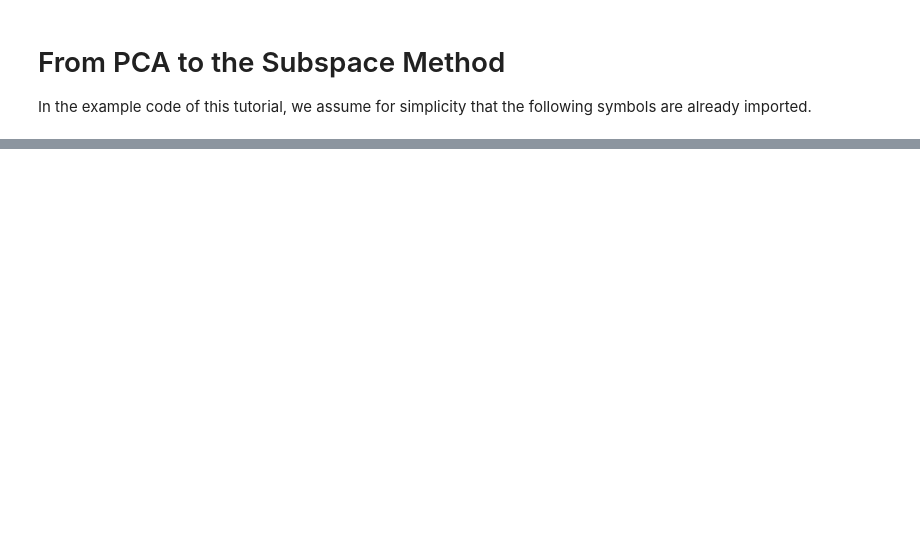
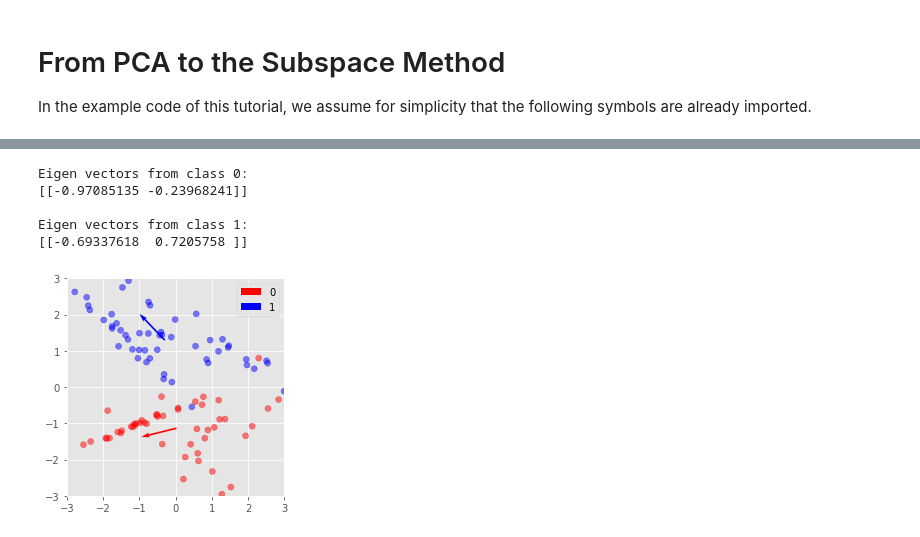
Before and after one commit to AtomScott/PySubspace, a Jupyter notebook: notebooks/From PCA to the Subspace Method.ipynb, the cells around one changed output, grey strips where cells are left out. Saved outputs shown, nothing was run; the diff lists cells and outputs as text; code cells hidden in the pictures; blank space fills up the shorter version.

```diff
--- a/notebooks/From PCA to the Subspace Method.ipynb
+++ b/notebooks/From PCA to the Subspace Method.ipynb
@@ -68,18 +52,0 @@ plt.show()
-# %%
-from sklearn.discriminant_analysis import LinearDiscriminantAnalysis as LDA
-
-def format_input(X, y):
-    X = [X[np.where(y==t)] for t in np.unique(y)]
-    return X, np.unique(y)
-
-smc = SubspaceMethod(n_subdims=1, faster_mode=True)
-lda = LDA()
-
-lda_x = lda.fit_transform(X,y)
-lda_x = np.append(lda_x, lda_x, axis=1)
-# Fit the data
-smc.fit(*format_input(lda_x, y))
-# Predict the classes
-y_pred = smc.predict(lda_x)
-# Caluclate the accuracy
-smc.score(lda_x, y)
@@ -87,0 +61,39 @@ smc.score(lda_x, y)
+# %%
+def pca(X, n_components):
+    """
+    Tip from https://stackoverflow.com/a/45435548
+
+    np.eigh guarantees you that the eigenvalues are sorted and
+    uses a faster algorithm that takes advantage of the fact
+    that the matrix is symmetric.
+    If you know that your matrix is symmetric, use this function.
+    """
+
+    eig_vals, eig_vecs = np.linalg.eigh(X.T@X)
+    return eig_vals[::-1][:n_components], eig_vecs[::-1][:n_components]
+
+dct = {}
+for c in range(2):
+    Xc = X[np.where(y==c)]
+    _, eig_vecs = pca(Xc, 1)
+
+    # Store subspaces to use later for classification
+    dct[c] = eig_vecs
+
+    print(f'Eigen vectors from class {c:.0f}:\n{eig_vecs}\n')
+    plt.quiver(*Xc.mean(axis=0), eig_vecs[0][0],eig_vecs[0][1], label=c,
+               color=cm_bright(c), scale=1, angles='xy', scale_units='xy')
+
+plt.scatter(*X.T, c=y, cmap=cm_bright, alpha=0.5)
+plt.xlim(-3,3)
+plt.ylim(-3,3)
+plt.axes().set_aspect('equal')
+plt.legend()
+plt.show()
+# %% [output]
+Eigen vectors from class 0:
+[[-0.97085135 -0.23968241]]
+
+Eigen vectors from class 1:
+[[-0.69337618  0.7205758 ]]
+[figure, added]
```
Also changed, not shown: parts of 37 cells of this notebook, 42 other files.
